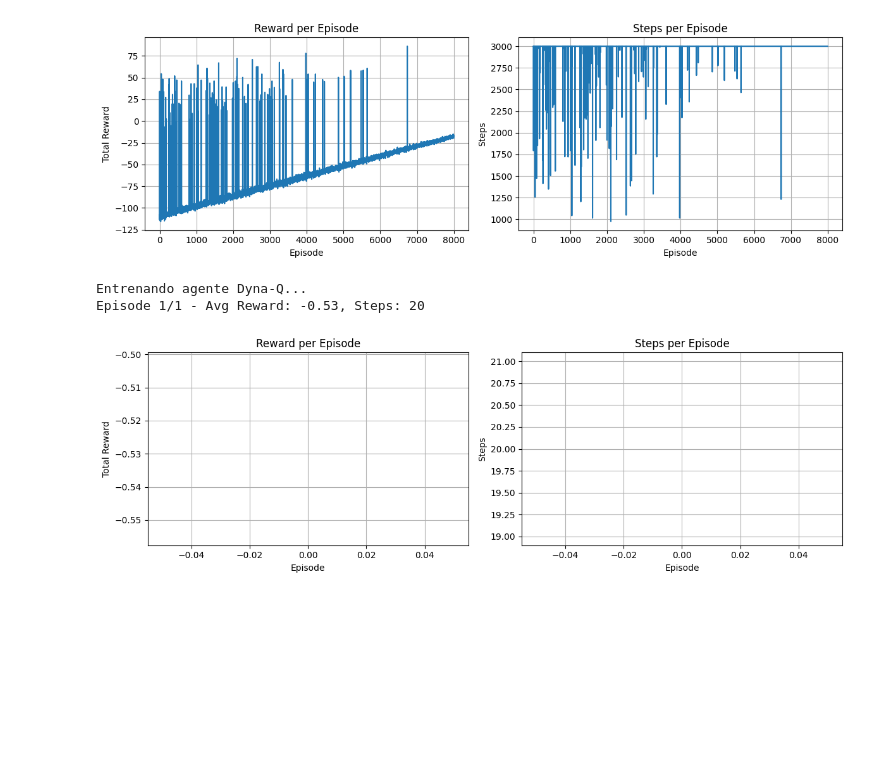
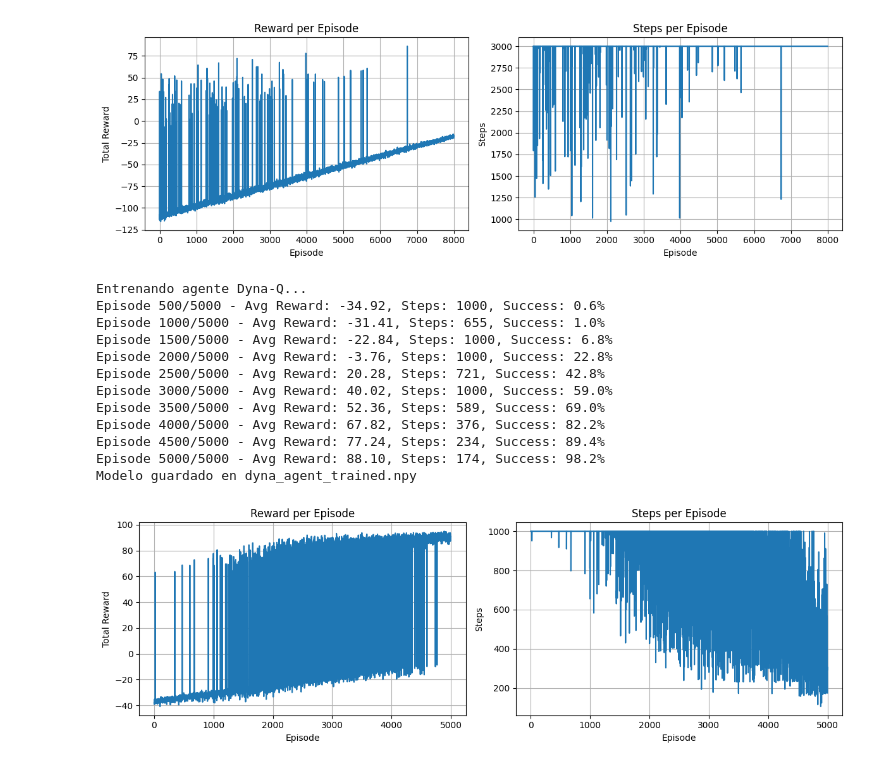
Before and after one commit to Martinabz/Obligatorio-IA-Abzaradel-Olaso-282958-281981-, a Jupyter notebook: Obligatorio Marzo 2026/MountainCarContinuous/continuous_mountain_car.ipynb, the cells around one changed output. Cells and saved outputs as stored; diff of their text form; code cells hidden in the pictures; blank space fills up the shorter version.

```diff
--- a/Obligatorio Marzo 2026/MountainCarContinuous/continuous_mountain_car.ipynb
+++ b/Obligatorio Marzo 2026/MountainCarContinuous/continuous_mountain_car.ipynb
@@ -173,27 +173,40 @@ Episode 8000/8000 - Avg Reward: -22.04, Steps: 3000
 # %%
 from dyna_q_agent import DynaQAgent
 
 # Crear agente con configuración inicial
 agent = DynaQAgent(x_bins=100, vel_bins=100, action_bins=20)
 
 # Entrenar el agente
 env = gym.make('MountainCarContinuous-v0', render_mode='rgb_array')
 print("Entrenando agente Dyna-Q...")
 agent.train_agent(
     env,
-    episodes=2000,
-    alpha=0.05,
+    episodes=5000,
+    alpha=0.03,
     gamma=0.99,
     epsilon_start=0.99,
-    epsilon_end=0.15,
+    epsilon_end=0.2,
     max_steps=1000,
-    planning_steps=10
+    planning_steps=20
 )
 env.close()
 
+# Guardar el modelo entrenado
+agent.save_model('dyna_agent_trained.npy')
+
 # Visualizar progreso de entrenamiento
 agent.plot_training_history()
 # %% [output]
 Entrenando agente Dyna-Q...
-Episode 1/1 - Avg Reward: -0.53, Steps: 20
+Episode 500/5000 - Avg Reward: -34.92, Steps: 1000, Success: 0.6%
+Episode 1000/5000 - Avg Reward: -31.41, Steps: 655, Success: 1.0%
+Episode 1500/5000 - Avg Reward: -22.84, Steps: 1000, Success: 6.8%
+Episode 2000/5000 - Avg Reward: -3.76, Steps: 1000, Success: 22.8%
+Episode 2500/5000 - Avg Reward: 20.28, Steps: 721, Success: 42.8%
+Episode 3000/5000 - Avg Reward: 40.02, Steps: 1000, Success: 59.0%
+Episode 3500/5000 - Avg Reward: 52.36, Steps: 589, Success: 69.0%
+Episode 4000/5000 - Avg Reward: 67.82, Steps: 376, Success: 82.2%
+Episode 4500/5000 - Avg Reward: 77.24, Steps: 234, Success: 89.4%
+Episode 5000/5000 - Avg Reward: 88.10, Steps: 174, Success: 98.2%
+Modelo guardado en dyna_agent_trained.npy
-[figure, old version]
+[figure, new version]
```
Also changed, not shown: parts of 1 cell of this notebook, 2 other files.
